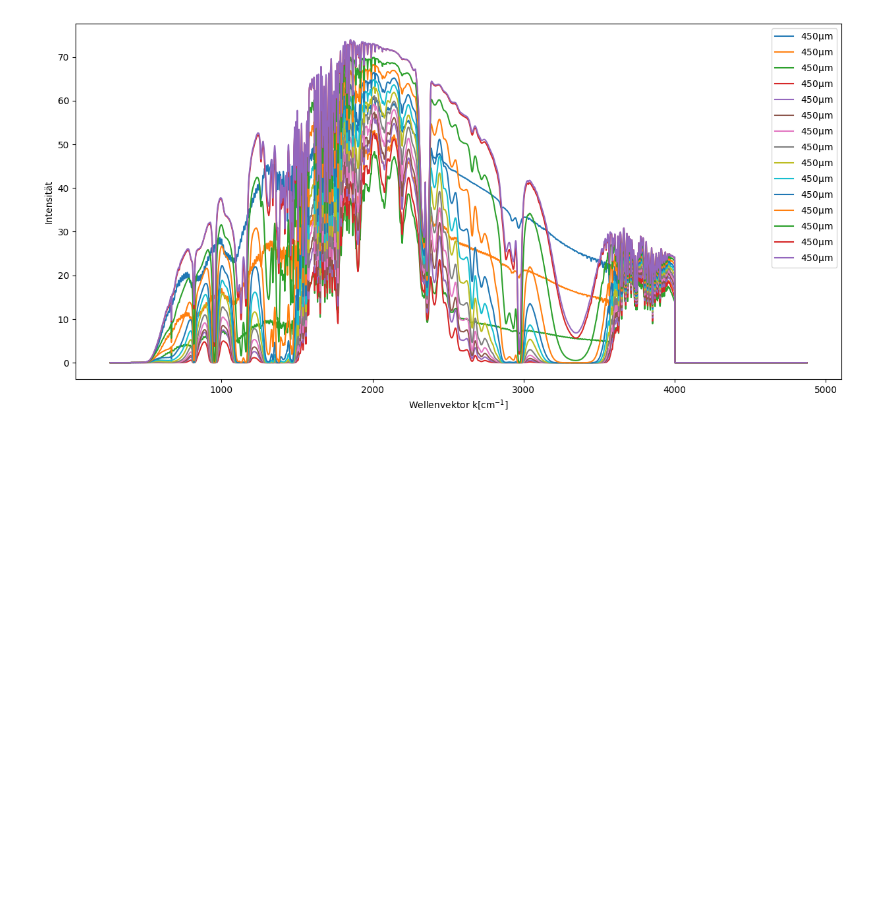
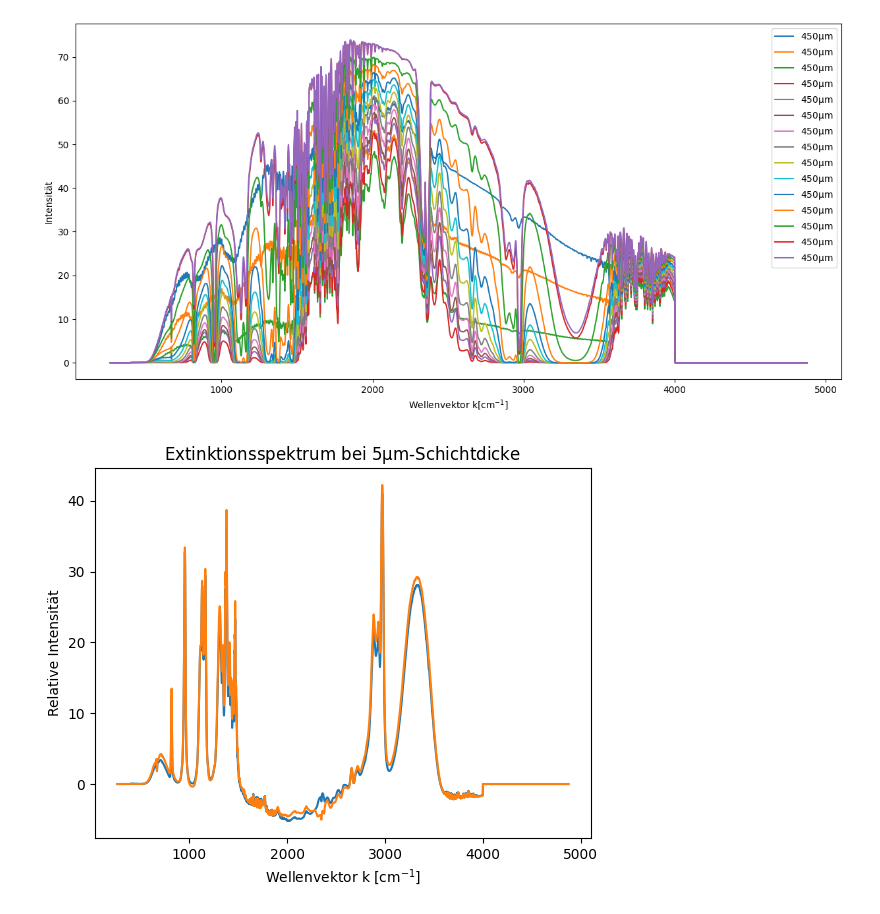
Before and after one commit to iLoveeMilkaa/M1-Lab, a Jupyter notebook: Aufgabe 3 Flüssigkeit.ipynb, the cells around one changed output. Cells and saved outputs as stored; diff of their text form; code cells hidden in the pictures; blank space fills up the shorter version.

```diff
--- a/Aufgabe 3 Flüssigkeit.ipynb
+++ b/Aufgabe 3 Flüssigkeit.ipynb
@@ -229,6 +239,19 @@ plt.xlabel(r"Wellenvektor k$[\mathrm{cm}^{-1}]$")
 # %% [output]
 Text(0.5, 0, 'Wellenvektor k$[\\mathrm{cm}^{-1}]$')
 [figure]
+# %%
+plt.plot(_5iso_std[:,0],_5won,label=r"450$\mathrm{\mu m}$")
+plt.plot(_5iso_std[:,0],_10won,label=r"450$\mathrm{\mu m}$")
+#plt.plot(_5micro_std[:,0],_5iso_std[:,1],label="hintergrund")
+plt.title(r"Extinktionsspektrum bei 5$\mathrm{\mu m}$-Schichtdicke")
+plt.xlabel(r"Wellenvektor k $[\mathrm{cm}^{-1}]$")
+plt.ylabel("Relative Intensität")
+plt.savefig("newplots/getavsorb.pdf")
+#plt.axis([1100,1200,-10,40])
+#plt.axis([2950,3000,-10,45])
+#plt.axis([3130,3500,0,40])
+# %% [output]
+[figure, added]
 # %%
 #cal all without noises
 _450won = _450micro_std[:,1]- _450iso_std[:,1]
```
Also changed, not shown: parts of 4 cells of this notebook.
